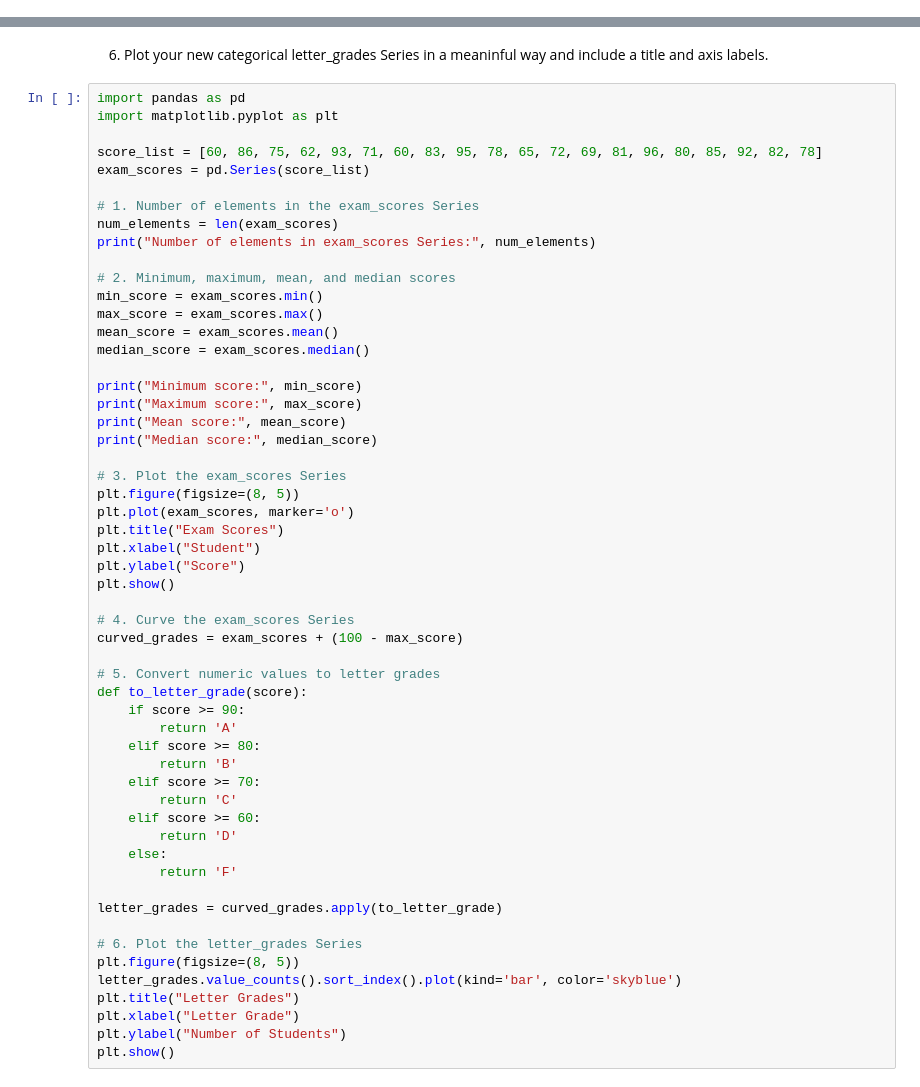
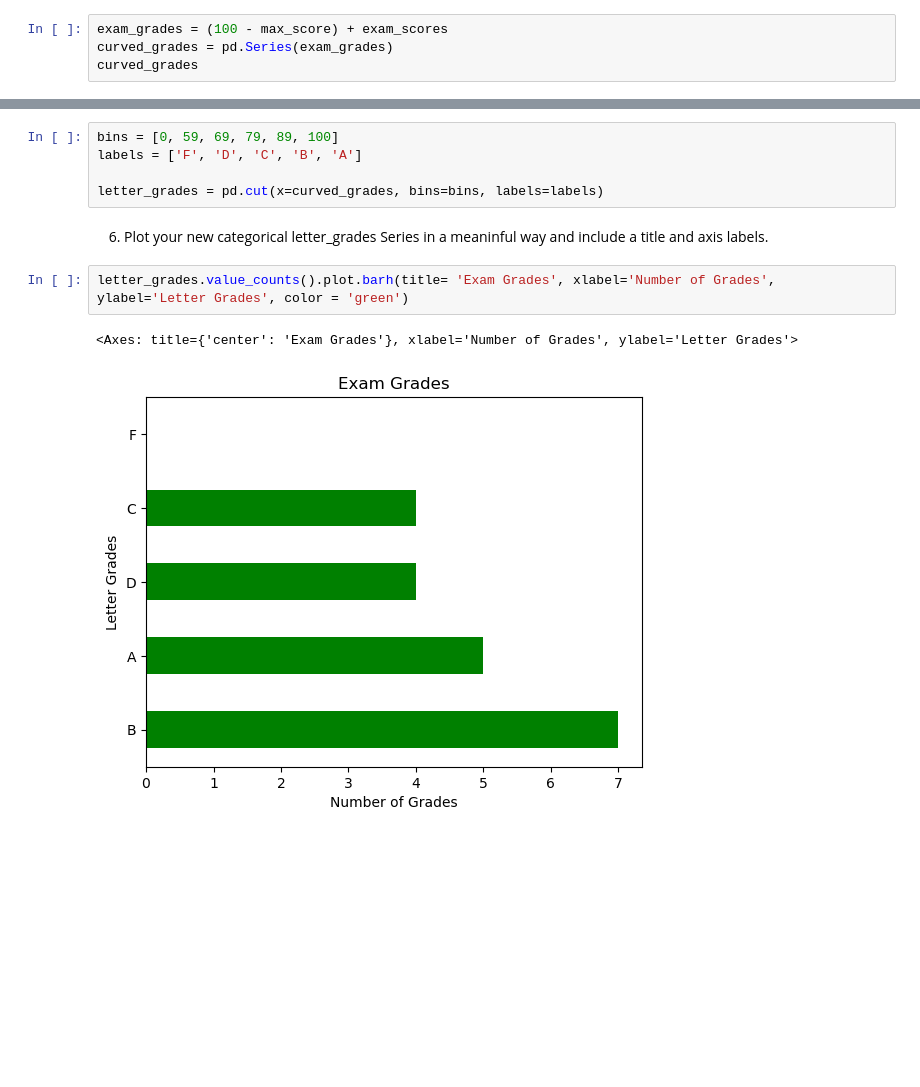
Before and after one commit to Marc-Aradillas/numpy-pandas-visualization-exercises, a Jupyter notebook: pandas_series.ipynb, the cells around one changed output, grey strips where cells are left out. Saved outputs shown, nothing was run; the diff lists cells and outputs as text; blank space fills up the shorter version.

```diff
--- a/pandas_series.ipynb
+++ b/pandas_series.ipynb
@@ -576,2 +604,6 @@ dtype: int64
 # %% [markdown]
 4. Write the code necessary to implement a curve for your exam_grades Series and save this as curved_grades. Add the necessary points to the highest grade to make it 100, and add the same number of points to every other score in the Series as well.
+# %%
+exam_grades = (100 - max_score) + exam_scores
+curved_grades = pd.Series(exam_grades)
+curved_grades
@@ -580,57 +655,12 @@ dtype: int64
+# %%
+bins = [0, 59, 69, 79, 89, 100]
+labels = ['F', 'D', 'C', 'B', 'A']
+
+letter_grades = pd.cut(x=curved_grades, bins=bins, labels=labels)
 # %% [markdown]
 6. Plot your new categorical letter_grades Series in a meaninful way and include a title and axis labels.
-# %%
-import pandas as pd
-import matplotlib.pyplot as plt
-
-score_list = [60, 86, 75, 62, 93, 71, 60, 83, 95, 78, 65, 72, 69, 81, 96, 80, 85, 92, 82, 78]
-exam_scores = pd.Series(score_list)
-
-# 1. Number of elements in the exam_scores Series
-num_elements = len(exam_scores)
-print("Number of elements in exam_scores Series:", num_elements)
-
-# 2. Minimum, maximum, mean, and median scores
-min_score = exam_scores.min()
-max_score = exam_scores.max()
-mean_score = exam_scores.mean()
-median_score = exam_scores.median()
-
-print("Minimum score:", min_score)
-print("Maximum score:", max_score)
-print("Mean score:", mean_score)
-print("Median score:", median_score)
-
-# 3. Plot the exam_scores Series
-plt.figure(figsize=(8, 5))
-plt.plot(exam_scores, marker='o')
-plt.title("Exam Scores")
-plt.xlabel("Student")
-plt.ylabel("Score")
-plt.show()
-
-# 4. Curve the exam_scores Series
-curved_grades = exam_scores + (100 - max_score)
-
-# 5. Convert numeric values to letter grades
-def to_letter_grade(score):
-    if score >= 90:
-        return 'A'
-    elif score >= 80:
-        return 'B'
-    elif score >= 70:
-        return 'C'
-    elif score >= 60:
-        return 'D'
-    else:
-        return 'F'
-
-letter_grades = curved_grades.apply(to_letter_grade)
-
-# 6. Plot the letter_grades Series
-plt.figure(figsize=(8, 5))
-letter_grades.value_counts().sort_index().plot(kind='bar', color='skyblue')
-plt.title("Letter Grades")
-plt.xlabel("Letter Grade")
-plt.ylabel("Number of Students")
-plt.show()
+# %%
+letter_grades.value_counts().plot.barh(title= 'Exam Grades', xlabel='Number of Grades', ylabel='Letter Grades', color = 'green')
+# %% [output]
+<Axes: title={'center': 'Exam Grades'}, xlabel='Number of Grades', ylabel='Letter Grades'>
+[figure, added]
```
Also changed, not shown: parts of 13 cells of this notebook.
